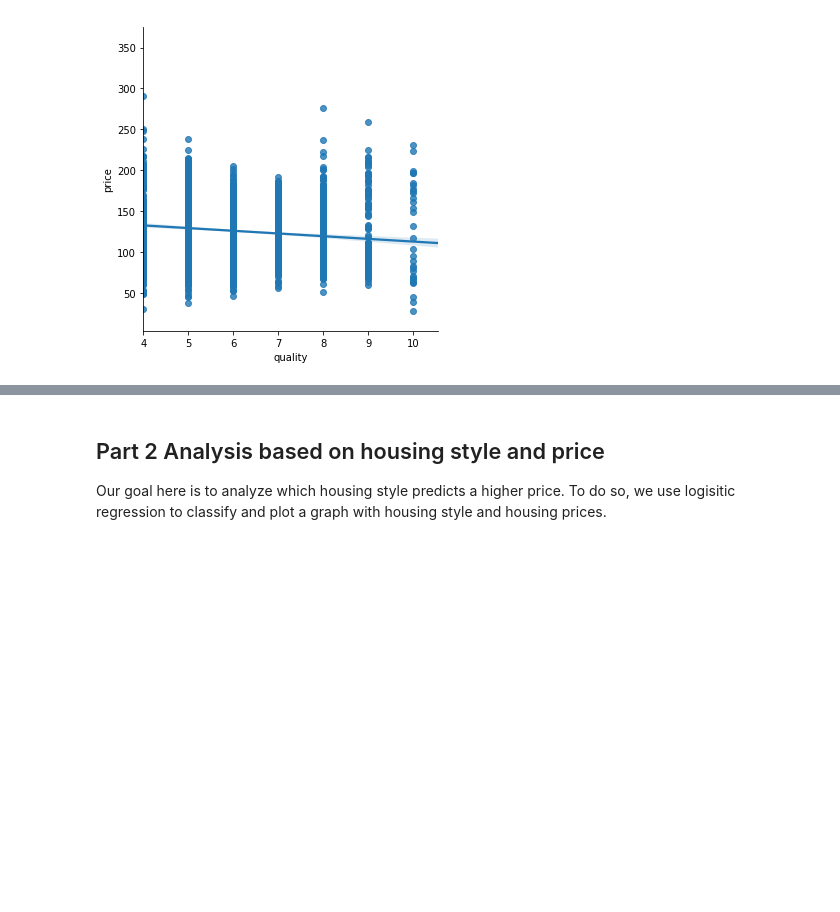
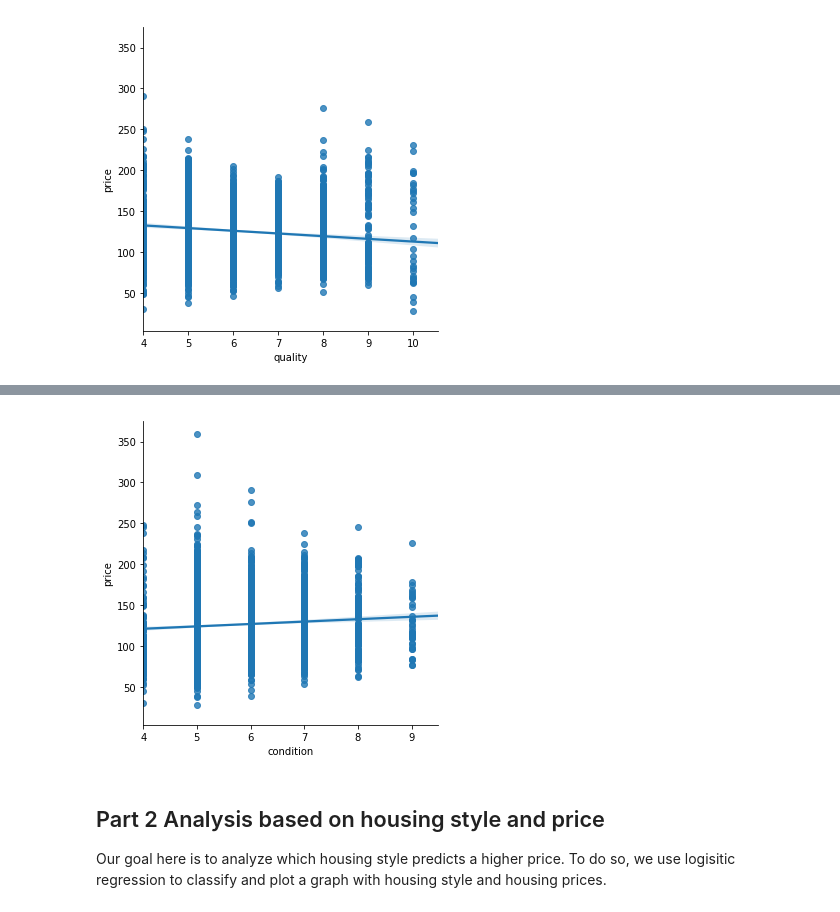
Before and after one commit to muh005/Housing-Price-Analysis, a Jupyter notebook: FinalProject.ipynb, the cells around one changed output, grey strips where cells are left out. Drawn from its saved outputs; the diff is of its cells as text; code cells hidden in the pictures; blank space fills up the shorter version.

Commit message:
Condition Price

```diff
--- a/FinalProject.ipynb
+++ b/FinalProject.ipynb
@@ -84,3 +84,11 @@ fig.set(ylim=(4,None))
 plt.show()
 # %% [output]
 [figure]
+# %%
+df_CP = pd.DataFrame()
+df_CP['price'] = df['PricePerSquare']
+df_CP['condition'] = df['OverallCond']
+outcome, predictors = patsy.dmatrices('price~condition', df_CP)
+mod = sm.OLS(outcome, predictors)
+result = mod.fit()
+print(result.summary())
@@ -87,3 +113,10 @@ plt.show()
+# %%
+fig=sns.lmplot(x='condition', y='price',data=df_CP,fit_reg=True)
+fig.set(xlim=(4, None))
+fig.set(ylim=(4,None))
+plt.show()
+# %% [output]
+[figure, added]
 # %% [markdown]
 ## Part 2 Analysis based on housing style and price
 
```
Also changed, not shown: parts of 3 cells of this notebook.
